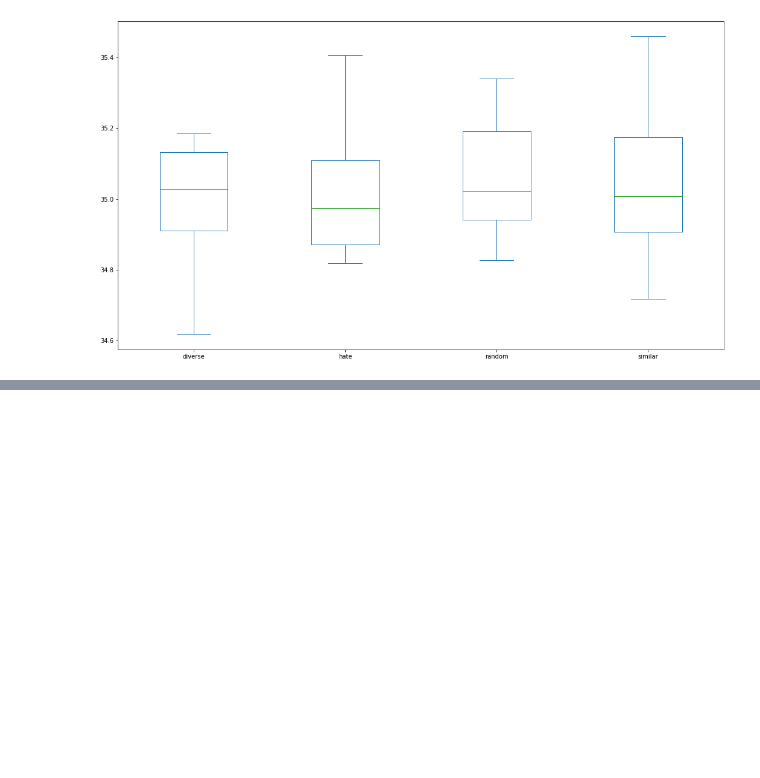
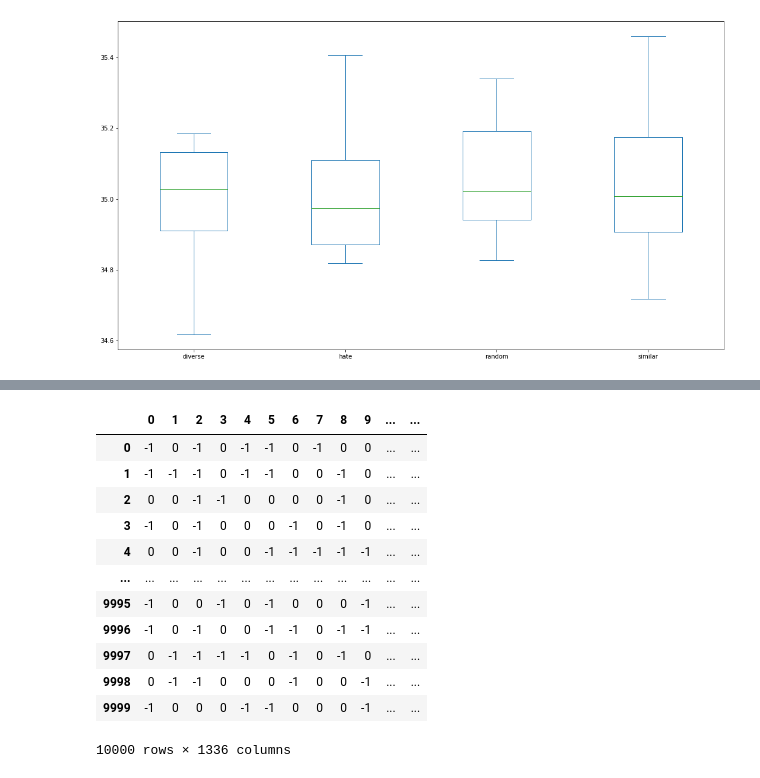
Before and after one commit to ciCciC/RecommendationSysTopicModel, a Jupyter notebook: notebooks/data_simulator.ipynb, the cells around one changed output, grey strips where cells are left out. Saved outputs shown, nothing was run; the diff lists cells and outputs as text; code cells hidden in the pictures; blank space fills up the shorter version.

```diff
--- a/notebooks/data_simulator.ipynb
+++ b/notebooks/data_simulator.ipynb
@@ -503,0 +506,10 @@ date_x_watched_matrix.plot(figsize=(18, 10), kind='box');
+# %%
+df_fake_users = pd.read_csv('../data/fake_users.csv')
+df_tv_program_names = pd.read_csv("../data/user_x_tvprogram_favorites.csv")
+df_user_dislikes = pd.DataFrame(index=range(len(df_fake_users)), columns=df_tv_program_names.columns)
+# %%
+%%time
+
+width = len(df_user_dislikes.columns)
+for idx in range(len(df_user_dislikes)):
+    df_user_dislikes.iloc[idx, ] = np.random.randint(-1, 1, size=width)
@@ -503,0 +519,16 @@ date_x_watched_matrix.plot(figsize=(18, 10), kind='box');
+# %%
+df_user_dislikes
+# %% [output]
+|  | 0 | 1 | 2 | 3 | 4 | 5 | 6 | 7 | 8 | 9 | ... | ... |
+| 0 | -1 | 0 | -1 | 0 | -1 | -1 | 0 | -1 | 0 | 0 | ... | ... |
+| 1 | -1 | -1 | -1 | 0 | -1 | -1 | 0 | 0 | -1 | 0 | ... | ... |
+| 2 | 0 | 0 | -1 | -1 | 0 | 0 | 0 | 0 | -1 | 0 | ... | ... |
+| 3 | -1 | 0 | -1 | 0 | 0 | 0 | -1 | 0 | -1 | 0 | ... | ... |
+| 4 | 0 | 0 | -1 | 0 | 0 | -1 | -1 | -1 | -1 | -1 | ... | ... |
+| ... | ... | ... | ... | ... | ... | ... | ... | ... | ... | ... | ... | ... |
+| 9995 | -1 | 0 | 0 | -1 | 0 | -1 | 0 | 0 | 0 | -1 | ... | ... |
+| 9996 | -1 | 0 | -1 | 0 | 0 | -1 | -1 | 0 | -1 | -1 | ... | ... |
+| 9997 | 0 | -1 | -1 | -1 | -1 | 0 | -1 | 0 | -1 | 0 | ... | ... |
+| 9998 | 0 | -1 | -1 | 0 | 0 | 0 | -1 | 0 | 0 | -1 | ... | ... |
+| 9999 | -1 | 0 | 0 | 0 | -1 | -1 | 0 | 0 | 0 | -1 | ... | ... |
+10000 rows × 1336 columns
```
Also changed, not shown: parts of 11 cells of this notebook, 5 other files.
